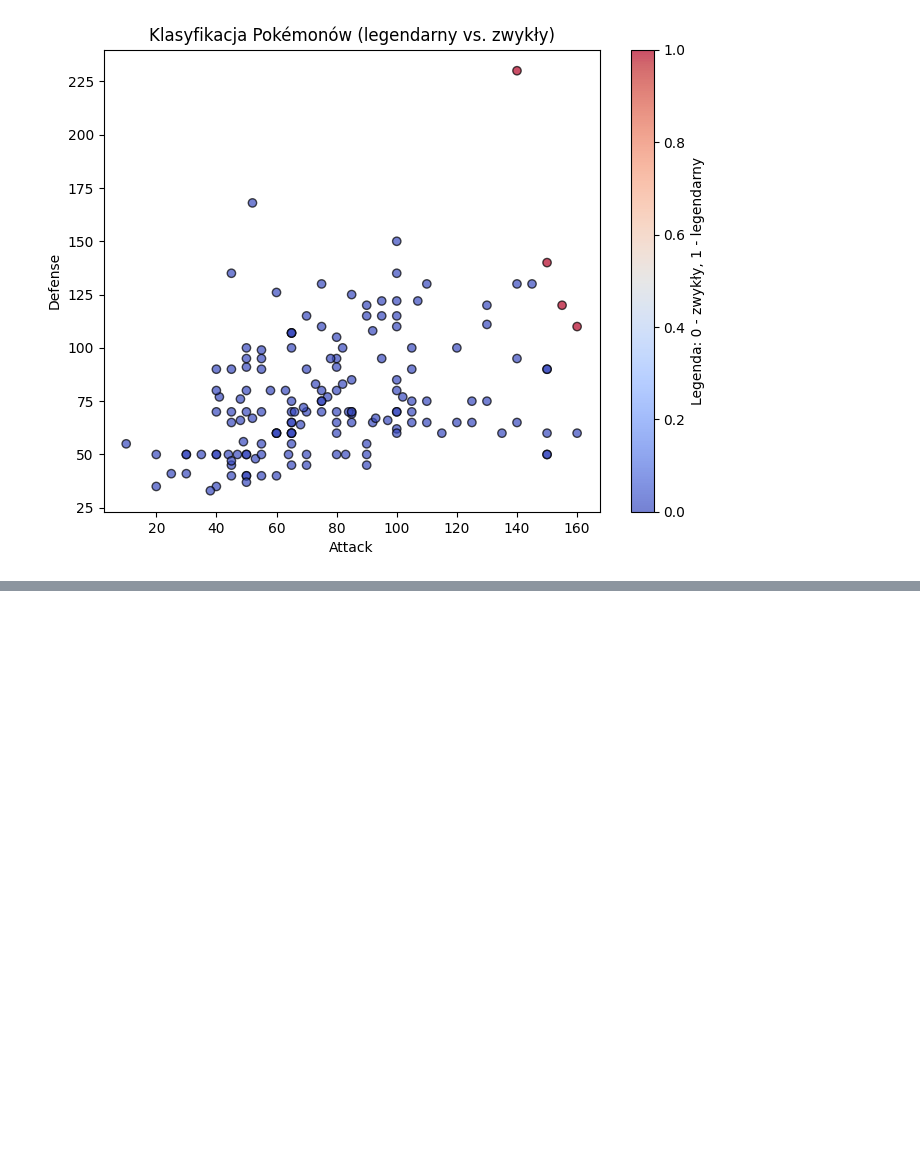
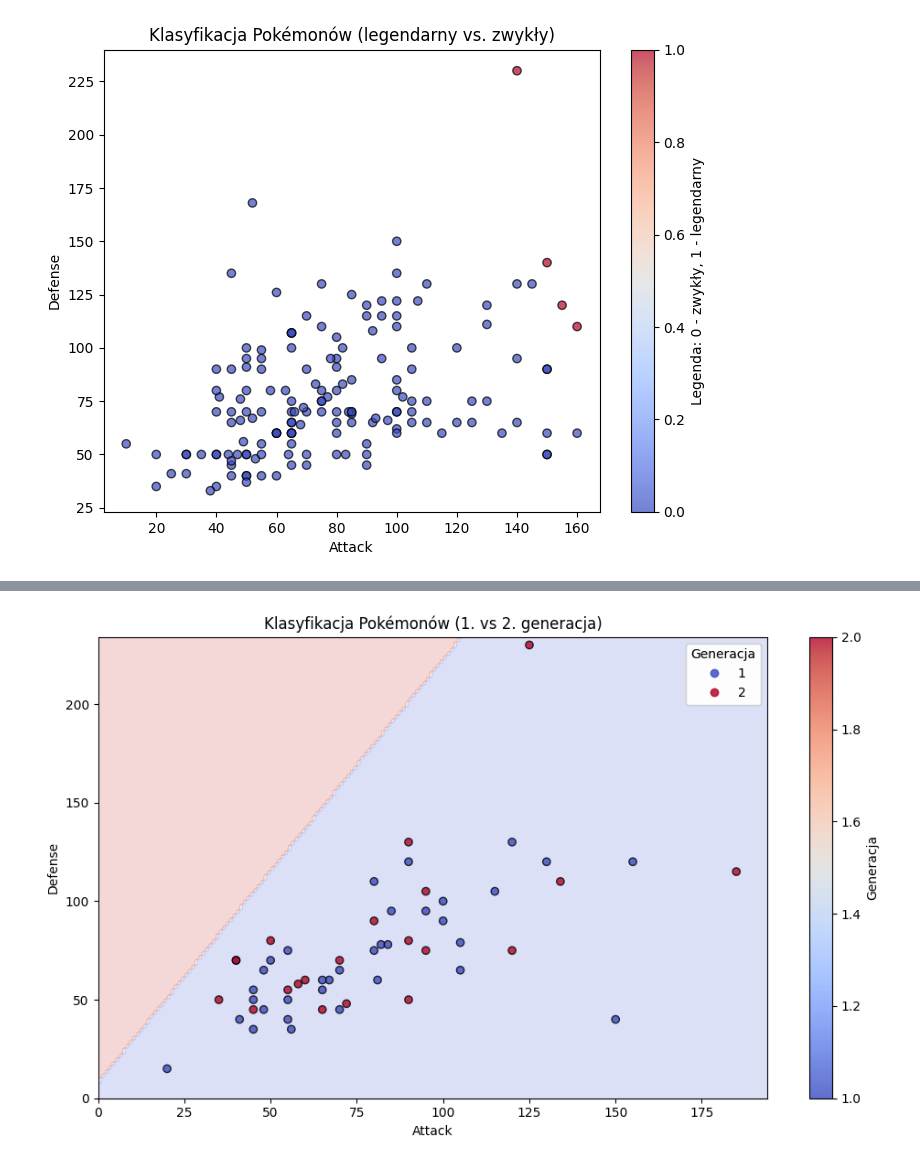
Before and after one commit to tak-creator/giganci, a Jupyter notebook: pandas_pokemon.ipynb, the cells around one changed output, grey strips where cells are left out. Saved outputs shown, nothing was run; the diff lists cells and outputs as text; code cells hidden in the pictures; blank space fills up the shorter version.

```diff
--- a/pandas_pokemon.ipynb
+++ b/pandas_pokemon.ipynb
@@ -476,0 +467,35 @@ Mean CV Accuracy: 0.2350 ± 0.0434
+# %%
+# Wykres z granicą decyzyjną
+plt.figure(figsize=(10, 6))
+
+# Przygotowanie siatki
+h = 1  # krok siatki
+x_min, x_max = X['Attack'].min() - 5, X['Attack'].max() + 5
+y_min, y_max = X['Defense'].min() - 5, X['Defense'].max() + 5
+xx, yy = np.meshgrid(np.arange(x_min, x_max, h),
+                     np.arange(y_min, y_max, h))
+
+# Predykcja dla każdego punktu siatki
+Z = model.predict(np.c_[xx.ravel(), yy.ravel()])
+Z = Z.reshape(xx.shape)
+
+# Rysowanie stref decyzyjnych
+plt.contourf(xx, yy, Z, alpha=0.2, cmap='coolwarm')
+
+# Punkty testowe
+scatter = plt.scatter(X_test['Attack'], X_test['Defense'],
+                      c=Y_test, cmap='coolwarm', edgecolors='k', alpha=0.8)
+
+plt.xlabel('Attack')
+plt.ylabel('Defense')
+plt.title('Klasyfikacja Pokémonów (1. vs 2. generacja)')
+
+# Legenda i kolorbar
+legend1 = plt.legend(*scatter.legend_elements(), title="Generacja")
+plt.gca().add_artist(legend1)
+plt.colorbar(label='Generacja')
+
+plt.tight_layout()
+plt.show()
+# %% [output]
+[figure, added]
```
Also changed, not shown: parts of 18 cells of this notebook.
